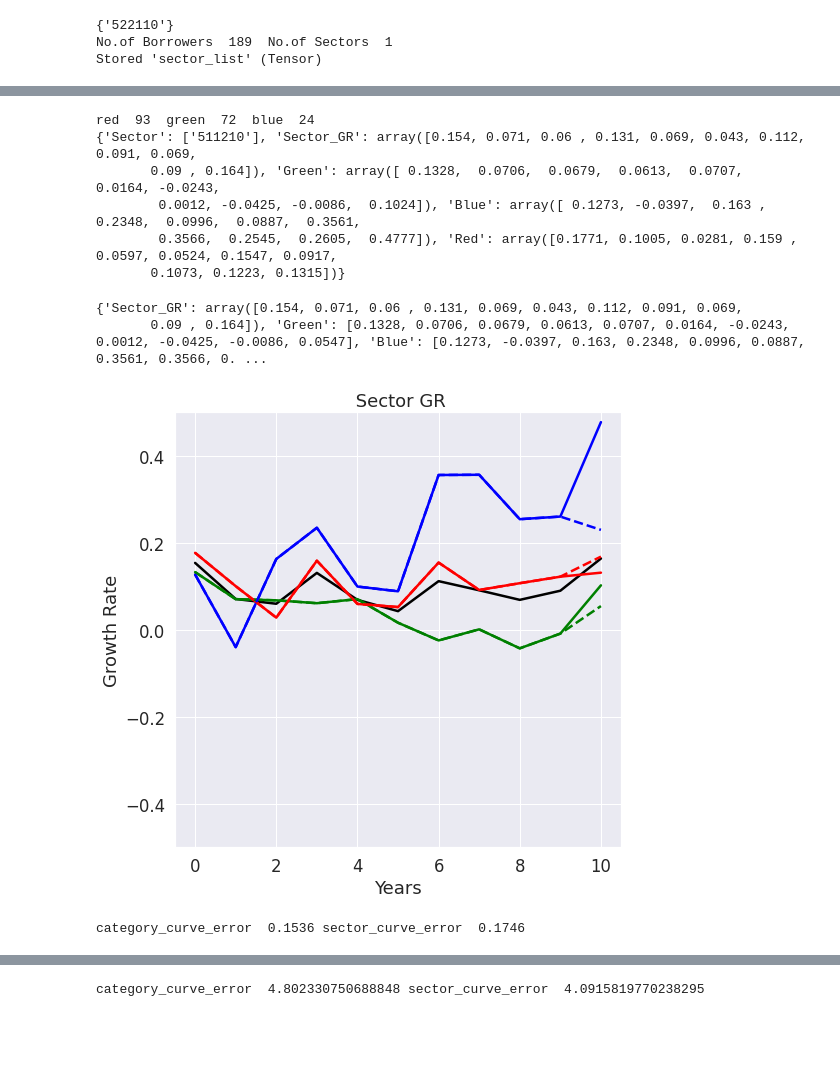
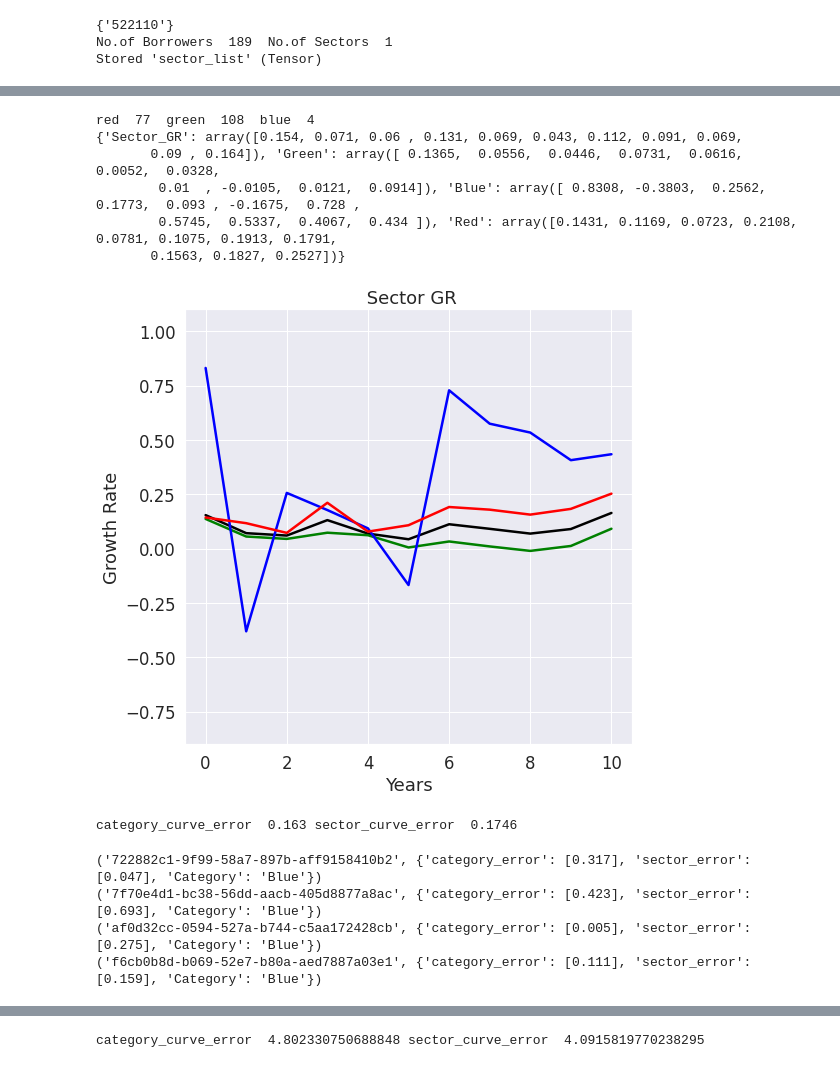
Before and after one commit to SaiChaitanya-ON/Personalized-Sector-with-Knowledge-Graph, a Jupyter notebook: notebooks/Revenue_Growth_Revenue_Graph.ipynb, the cells around one changed output, grey strips where cells are left out. Saved outputs shown, nothing was run; the diff lists cells and outputs as text; code cells hidden in the pictures; blank space fills up the shorter version.

```diff
--- a/notebooks/Revenue_Growth_Revenue_Graph.ipynb
+++ b/notebooks/Revenue_Growth_Revenue_Graph.ipynb
@@ -419,9 +419,9 @@ print(len(Five_Year_Data_Set_N))
 n = 0
 for i in Five_Year_Data_Set_N.items():
     ID,data = i
-#     print(data['GR'][10],"\n")
-#     if n == 3:
-#         break
-#     n+=1
+    print(i)
+    if n == 3:
+        break
+    n+=1
 # %% [output]
 189
@@ -749,16 +791,15 @@ def Get_Category_GR_Avg(ID_Green,ID_Red,ID_Blue,Scenario_Data_Dict_Demo):
 
 Green_Rev,Blue_Rev,Red_Rev,sector_avg_gr = Get_Category_GR_Avg(ID_Green,ID_Red,ID_Blue,Five_Year_Data_Set_N)
 
-Category_GR_Data_Dict = {'Sector' : Scenario_Data_Dict['Scenario'],
-                     'Sector_GR' : sector_avg_gr,
+Category_GR_Data_Dict = {'Sector_GR' : sector_avg_gr,
                      'Green' : Green_Rev,
                      'Blue' : Blue_Rev,
                      'Red' : Red_Rev}
 print(Category_GR_Data_Dict)
 # %% [output]
-red  93  green  72  blue  24
-{'Sector': ['511210'], 'Sector_GR': array([0.154, 0.071, 0.06 , 0.131, 0.069, 0.043, 0.112, 0.091, 0.069,
-       0.09 , 0.164]), 'Green': array([ 0.1328,  0.0706,  0.0679,  0.0613,  0.0707,  0.0164, -0.0243,
-        0.0012, -0.0425, -0.0086,  0.1024]), 'Blue': array([ 0.1273, -0.0397,  0.163 ,  0.2348,  0.0996,  0.0887,  0.3561,
-        0.3566,  0.2545,  0.2605,  0.4777]), 'Red': array([0.1771, 0.1005, 0.0281, 0.159 , 0.0597, 0.0524, 0.1547, 0.0917,
-       0.1073, 0.1223, 0.1315])}
+red  77  green  108  blue  4
+{'Sector_GR': array([0.154, 0.071, 0.06 , 0.131, 0.069, 0.043, 0.112, 0.091, 0.069,
+       0.09 , 0.164]), 'Green': array([ 0.1365,  0.0556,  0.0446,  0.0731,  0.0616,  0.0052,  0.0328,
+        0.01  , -0.0105,  0.0121,  0.0914]), 'Blue': array([ 0.8308, -0.3803,  0.2562,  0.1773,  0.093 , -0.1675,  0.728 ,
+        0.5745,  0.5337,  0.4067,  0.434 ]), 'Red': array([0.1431, 0.1169, 0.0723, 0.2108, 0.0781, 0.1075, 0.1913, 0.1791,
+       0.1563, 0.1827, 0.2527])}
@@ -828,30 +856,27 @@ def Compute_the_Category_Level_Forecast(Category_GR_Data_Dict):
     return Category_Forecast_Dict
 
 Category_Level_Forecast_Dict = Compute_the_Category_Level_Forecast(Category_GR_Data_Dict)
-print(Category_Level_Forecast_Dict)
+#print(Category_Level_Forecast_Dict)
-# %% [output]
-{'Sector_GR': array([0.154, 0.071, 0.06 , 0.131, 0.069, 0.043, 0.112, 0.091, 0.069,
-       0.09 , 0.164]), 'Green': [0.1328, 0.0706, 0.0679, 0.0613, 0.0707, 0.0164, -0.0243, 0.0012, -0.0425, -0.0086, 0.0547], 'Blue': [0.1273, -0.0397, 0.163, 0.2348, 0.0996, 0.0887, 0.3561, 0.3566, 0. ...
 # %%
 plt.figure(figsize = (8,8))
 
 Sn, = plt.plot(range(len(Category_GR_Data_Dict['Sector_GR'])),Category_GR_Data_Dict['Sector_GR'],'k')
 ps1n, = plt.plot(range(len(Category_GR_Data_Dict['Green'])),Category_GR_Data_Dict['Green'],'g')
 ps2n, = plt.plot(range(len(Category_GR_Data_Dict['Blue'])),Category_GR_Data_Dict['Blue'],'b')
 ps4n, = plt.plot(range(len(Category_GR_Data_Dict['Red'])),Category_GR_Data_Dict['Red'],'r')
 
 
-ps1, = plt.plot(range(len(Category_Level_Forecast_Dict['Green'])),Category_Level_Forecast_Dict['Green'],'g--')
-ps2, = plt.plot(range(len(Category_Level_Forecast_Dict['Blue'])),Category_Level_Forecast_Dict['Blue'],'b--')
-ps4, = plt.plot(range(len(Category_Level_Forecast_Dict['Red'])),Category_Level_Forecast_Dict['Red'],'r--')
+# ps1, = plt.plot(range(len(Category_Level_Forecast_Dict['Green'])),Category_Level_Forecast_Dict['Green'],'g--')
+# ps2, = plt.plot(range(len(Category_Level_Forecast_Dict['Blue'])),Category_Level_Forecast_Dict['Blue'],'b--')
+# ps4, = plt.plot(range(len(Category_Level_Forecast_Dict['Red'])),Category_Level_Forecast_Dict['Red'],'r--')
 plt.title( " Sector GR")
 plt.xlabel("Years")
 
 plt.ylabel("Growth Rate")
-plt.ylim(-0.5,0.5)
+plt.ylim(-0.9,1.1)
 plt.show()
 # %% [output]
-[figure, old version]
+[figure, new version]
 # %%
 def Back_Test_Category_Level_Sector(Five_Year_Data_Set_N, Category_Level_Forecast_Dict, ID_Green,ID_Blue,ID_Red):
 
@@ -874,32 +899,32 @@ def Back_Test_Category_Level_Sector(Five_Year_Data_Set_N, Category_Level_Forecas
             category_curve = Category_Level_Forecast_Dict['Red']
             return_Dict[ID]['Category'] = 'Red'
 
-
+        x = 10
         error_c = 0
         error_s = 0
-        for j in range(len(category_curve[10:])):
+        for j in range(len(category_curve[x:])):
 
-            if data['GR'][10+j] == 0.0:
+            if data['GR'][x+j] == 0.0:
                 val = 0.01
             else:
-                val = data['GR'][10+j]
+                val = data['GR'][x+j]
 
-            error_c += abs(val - category_curve[10+j])
-            error_s += abs(val - sector_curve[10+j])
+            error_c += abs(val - category_curve[x+j])
+            error_s += abs(val - sector_curve[x+j])
 
-#             if ID in ID_Green:
-#                 print(10+j, return_Dict[ID]['Category'])
+#             if ID in ID_Red:
+#                 print(x+j, return_Dict[ID]['Category'])
 #                 print("Company ",data['GR'],"Category ",category_curve,"Sector ", sector_curve)
-#                 print("Company ",data['GR'][10+j],"Category ",category_curve[10+j],"Sector ", sector_curve[10+j])
-#                 print("Category_Error ",abs(val - category_curve[10+j]),"Sector Error ",abs(val - sector_curve[10+j]))
+#                 print("Company ",data['GR'][x+j],"Category ",category_curve[x+j],"Sector ", sector_curve[x+j])
+#                 print("Category_Error ",abs(val - category_curve[x+j]),"Sector Error ",abs(val - sector_curve[x+j]))
 #                 print("\n")
 
-            return_Dict[ID]['category_error'].append(round(abs(val - category_curve[10+j]),4))
-            return_Dict[ID]['sector_error'].append(round(abs(val - sector_curve[10+j]),4))
+            return_Dict[ID]['category_error'].append(round(abs(val - category_curve[x+j]),4))
+            return_Dict[ID]['sector_error'].append(round(abs(val - sector_curve[x+j]),4))
 
 
-        error_category += round(error_c/len(category_curve[10:]),4)
-        error_sector += round(error_s/len(category_curve[10:]),4)
+        error_category += round(error_c/len(category_curve[x:]),4)
+        error_sector += round(error_s/len(category_curve[x:]),4)
 
         n += 1
 
@@ -913,7 +938,17 @@ def Back_Test_Category_Level_Sector(Five_Year_Data_Set_N, Category_Level_Forecas
 #Category_GR_Data_Dict  #Category_Level_Forecast_Dict
 Error_Dict = Back_Test_Category_Level_Sector(Five_Year_Data_Set_N, Category_GR_Data_Dict, ID_Green,ID_Blue,ID_Red)
 # %% [output]
-category_curve_error  0.1536 sector_curve_error  0.1746
+category_curve_error  0.163 sector_curve_error  0.1746
+# %%
+for i in Error_Dict.items():
+    ID,data = i
+    if data['Category'] == "Blue":
+        print(i)
+# %% [output]
+('722882c1-9f99-58a7-897b-aff9158410b2', {'category_error': [0.317], 'sector_error': [0.047], 'Category': 'Blue'})
+('7f70e4d1-bc38-56dd-aacb-405d8877a8ac', {'category_error': [0.423], 'sector_error': [0.693], 'Category': 'Blue'})
+('af0d32cc-0594-527a-b744-c5aa172428cb', {'category_error': [0.005], 'sector_error': [0.275], 'Category': 'Blue'})
+('f6cb0b8d-b069-52e7-b80a-aed7887a03e1', {'category_error': [0.111], 'sector_error': [0.159], 'Category': 'Blue'})
 # %%
 def Analyse_Error_Dict(Dict):
 
```
Also changed, not shown: parts of 6 cells of this notebook.
